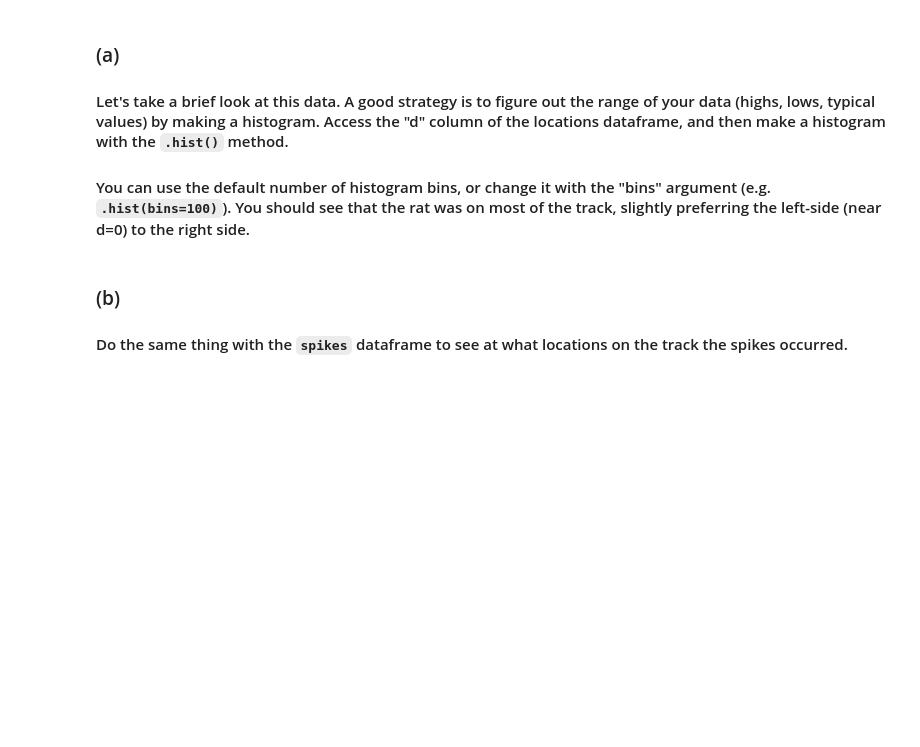
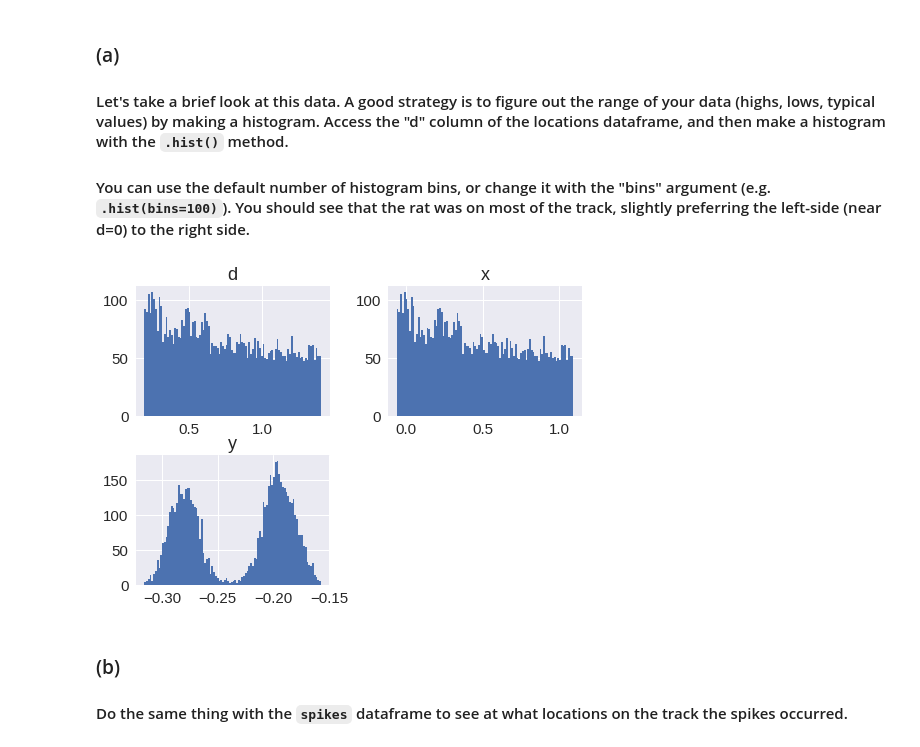
Before and after one commit to grobinson2019/BIO494, a Jupyter notebook: neural_coding_exercises.ipynb, the cells around one changed output. Drawn from its saved outputs; the diff is of its cells as text; code cells hidden in the pictures; blank space fills up the shorter version.

```diff
--- a/neural_coding_exercises.ipynb
+++ b/neural_coding_exercises.ipynb
@@ -37,9 +66,11 @@ locations.head()
 
 #### You can use the default number of histogram bins, or change it with the "bins" argument (e.g. `.hist(bins=100)`).  You should see that the rat was on most of the track, slightly preferring the left-side (near d=0) to the right side.
 # %%
-locations...
+locations.hist(bins=100)
 plt.xlabel('Location along track (m)')
 plt.ylabel('# of samples that animal\nwas present there');
+# %% [output]
+[figure, added]
 # %% [markdown]
 ### (b)
 #### Do the same thing with the `spikes` dataframe to see at what locations on the track the spikes occurred.
```
Also changed, not shown: parts of 9 cells of this notebook.
